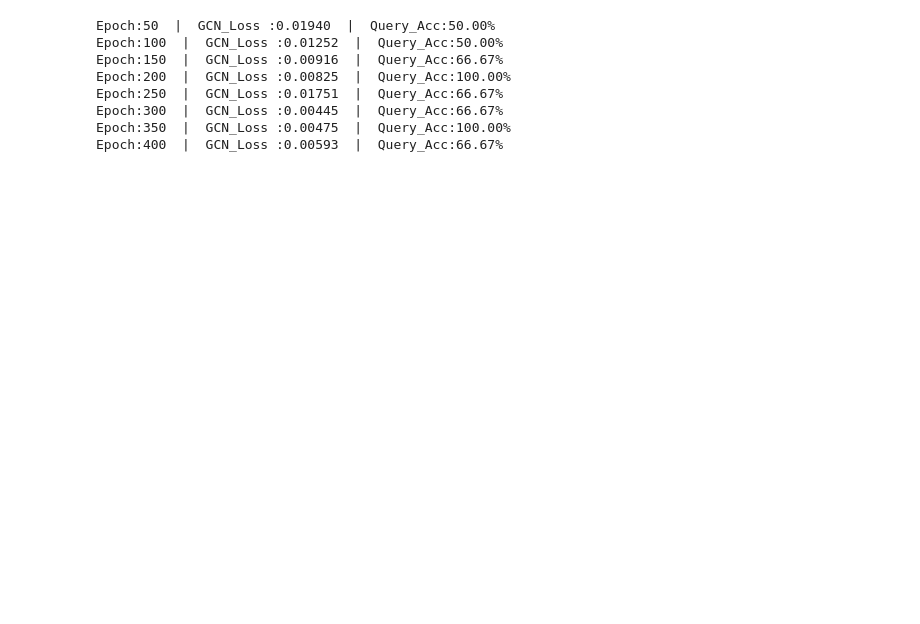
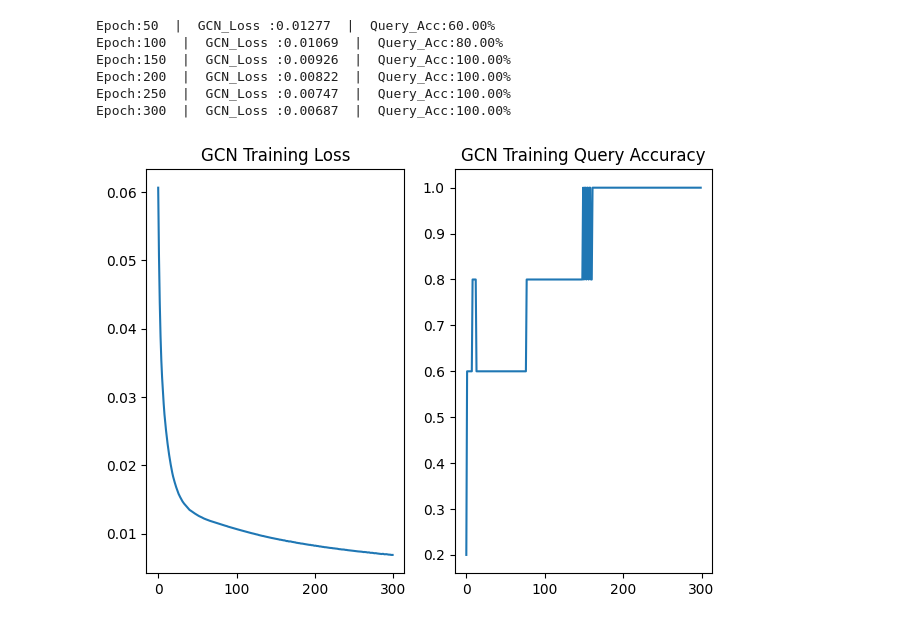
Before and after one commit to L1ndenbaum/GraphConvNetwork, a Jupyter notebook: GraphConv.ipynb, the cells around one changed output. Cells and saved outputs as stored; diff of their text form; code cells hidden in the pictures; blank space fills up the shorter version.

```diff
--- a/GraphConv.ipynb
+++ b/GraphConv.ipynb
@@ -109,8 +147,0 @@ RuntimeError: Expected 2D (unbatched) or 3D (batched) input to conv1d, but got i
-# %%
-graphs = utils.to_graph_dataset(cnn, train_loader, device=args.device)
-graph_dataset = datasets.GraphDataset(graphs=graphs)
-query_size = mimii_dataset.query_size
-
-from torch_geometric.loader import DataLoader as GeometricDataLoader
-graph_trainloader = GeometricDataLoader(graph_dataset, batch_size=1, shuffle=True)
-print(len(graph_trainloader))
@@ -119,77 +192,92 @@ print(len(graph_trainloader))
 # %%
 from torch_geometric.nn import GCNConv
-import torch.nn.functional as F
-
+from torch.nn import functional as F
 class GCN(nn.Module):
-    def __init__(self, num_features_inputs, embed_size, num_classes_output):
+    def __init__(self, num_features_inputs, embed1_size, embed2_size, num_classes_output):
         super().__init__()
-        self.g_conv1 = GCNConv(num_features_inputs, embed_size)
-        self.out = nn.Linear(embed_size, num_classes_output)
+        self.g_conv1 = GCNConv(num_features_inputs, embed1_size)
+        #self.g_conv2 = GCNConv(embed1_size, embed2_size)
+        self.out = nn.Linear(embed1_size, num_classes_output)
 
     def forward(self, x, edge_index, edge_weight):
         embedding = F.leaky_relu(self.g_conv1(x, edge_index, edge_weight=edge_weight))
+        #embedding = F.leaky_relu(self.g_conv2(embedding, edge_index, edge_weight=edge_weight))
         out = self.out(embedding)
         return out
 
     def count_parameters(self):
         return sum(p.numel() for p in self.parameters() if p.requires_grad)
 
-gcn = GCN(num_features_inputs=128, embed_size=64, num_classes_output=32)
-def gcn_train(gcn, graph_train_loader, query_size, num_epochs, lr, device):
+
+# GCN训练
+def gcn_train(gcn, graph_train_loader, query_size, num_epochs, lr, args:utils.Args):
 
     def init_weights(module):
         if isinstance(module, nn.Linear):
             nn.init.xavier_uniform_(module.weight)
+            #nn.init.normal_(module.weight, mean=0, std=1. / (10 ** 0.5))
         elif isinstance(module, torch_geometric.nn.GCNConv):
             nn.init.xavier_uniform_(module.lin.weight)
+            #nn.init.normal_(module.lin.weight, mean=0, std=1. / (10 ** 0.5))
 
     def get_num_correct_query_pred(pred_y, y, query_size):
         return torch.sum(pred_y[-query_size:].argmax(dim=1) == y[-query_size:])
 
     optimizer = optim.Adam(gcn.parameters(), lr=lr)
+    #scheduler = optim.lr_scheduler.StepLR(optimizer, step_size=50, gamma=0.9)
     loss_function = nn.CrossEntropyLoss()
-    gcn.to(device).train()
+    gcn.to(args.device).train()
     gcn.apply(init_weights)
-    #_, axes = plt.subplots(len(graph_train_loader), 2, squeeze=False)
+    fig, axes = plt.subplots(1, 2)
 
     losses, accs = [], []
     for epoch in range(1, num_epochs+1):
         metric = utils.Accumulator(4) # 一个epoch经过样本数 gcn一个epoch所有样本损失总量 一个epoch的query总数 一个epoch正确分类的query总数
         for graph in graph_train_loader:
-            x, y = graph.x.to(device), graph.y.to(device)
-            edge_index, edge_weight = graph.edge_index.to(device), graph.edge_weight.to(device)
+            x, y = graph.x.to(args.device), graph.y.to(args.device)
+            edge_index, edge_weight = graph.edge_index.to(args.device), graph.edge_weight.to(args.device)
             optimizer.zero_grad()
             y_hat = gcn(x, edge_index, edge_weight) + torch.tensor(1e-10)
             loss = loss_function(y_hat, y)
             loss.backward()
             optimizer.step()
             with torch.no_grad():
                 metric.add(x.shape[0], loss.item(),
-                        query_size, get_num_correct_query_pred(y_hat, y, query_size))
+                           query_size, get_num_correct_query_pred(y_hat, y, query_size))
             del x, y, edge_index, edge_weight
             torch.cuda.empty_cache()
 
         losses.append(metric[1] / metric[0])
         accs.append(metric[3]/metric[2])
 
         if epoch % 50==0:
             print(f"Epoch:{epoch}  |  GCN_Loss :{losses[-1]:.5f}  |  Query_Acc:{metric[3]/metric[2]*100:.2f}%")
 
+    axes[0].plot(list(range(num_epochs)), losses)
+    axes[0].set_title('GCN Training Loss')
+    axes[1].plot(list(range(num_epochs)), accs)
+    axes[1].set_title('GCN Training Query Accuracy')
 
-        # axes[graph_idx, 0].plot(list(range(num_epochs)), losses)
-        # axes[graph_idx, 0].set_title('GCN Loss')
-        # axes[graph_idx, 1].plot(list(range(num_epochs)), accs)
-        # axes[graph_idx, 1].set_title('Query Accurancy')
-    #plt.tight_layout()
+    plt.tight_layout()
+    res_folder = f"./Results/{args.N}-way-{args.K}-shots"
+    if not os.path.exists(res_folder):
+        os.makedirs(res_folder)
+    plt.savefig(os.path.join(res_folder, f"{args.SNR}SNR-gcn-train-res-{args.N}-way-{args.K}-shots-"+args.transform))
 
-gcn_train(gcn, graph_trainloader, query_size, num_epochs=400, lr=0.025, device=args.device)
+gcn_embed1_size = 64
+gcn_embed2_size = 16
+gcn_num_epochs = 300
+gcn_lr = 0.005
+gcn = GCN(num_features_inputs=cnn_num_hidden_channels*2,
+          embed1_size=gcn_embed1_size, embed2_size=gcn_embed2_size, num_classes_output=args.N)
+gcn_train(gcn, graph_trainloader, query_size,
+            num_epochs=gcn_num_epochs, lr=gcn_lr, args=args)
 # %% [output]
-Epoch:50  |  GCN_Loss :0.01940  |  Query_Acc:50.00%
-Epoch:100  |  GCN_Loss :0.01252  |  Query_Acc:50.00%
-Epoch:150  |  GCN_Loss :0.00916  |  Query_Acc:66.67%
-Epoch:200  |  GCN_Loss :0.00825  |  Query_Acc:100.00%
-Epoch:250  |  GCN_Loss :0.01751  |  Query_Acc:66.67%
-Epoch:300  |  GCN_Loss :0.00445  |  Query_Acc:66.67%
-Epoch:350  |  GCN_Loss :0.00475  |  Query_Acc:100.00%
-Epoch:400  |  GCN_Loss :0.00593  |  Query_Acc:66.67%
+Epoch:50  |  GCN_Loss :0.01277  |  Query_Acc:60.00%
+Epoch:100  |  GCN_Loss :0.01069  |  Query_Acc:80.00%
+Epoch:150  |  GCN_Loss :0.00926  |  Query_Acc:100.00%
+Epoch:200  |  GCN_Loss :0.00822  |  Query_Acc:100.00%
+Epoch:250  |  GCN_Loss :0.00747  |  Query_Acc:100.00%
+Epoch:300  |  GCN_Loss :0.00687  |  Query_Acc:100.00%
+[figure, added]
 # %%
```
Also changed, not shown: parts of 8 cells of this notebook, 5 other files.
